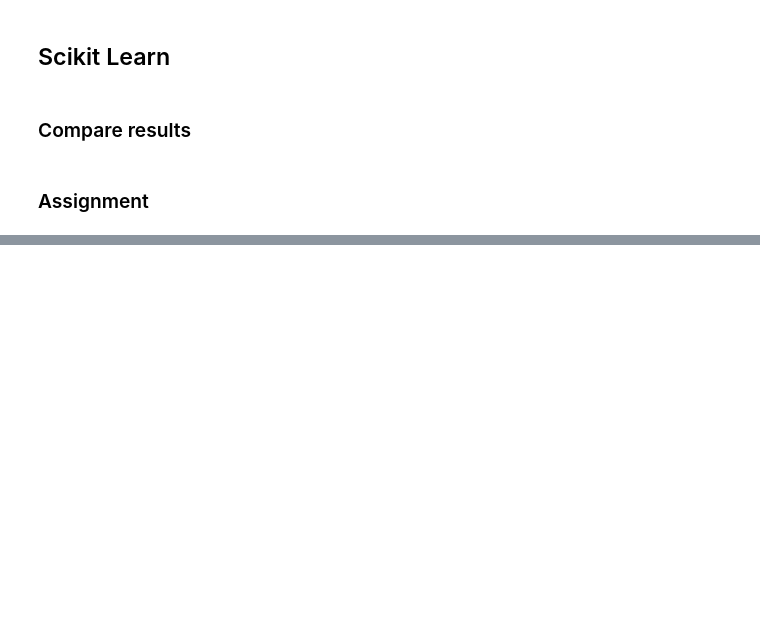
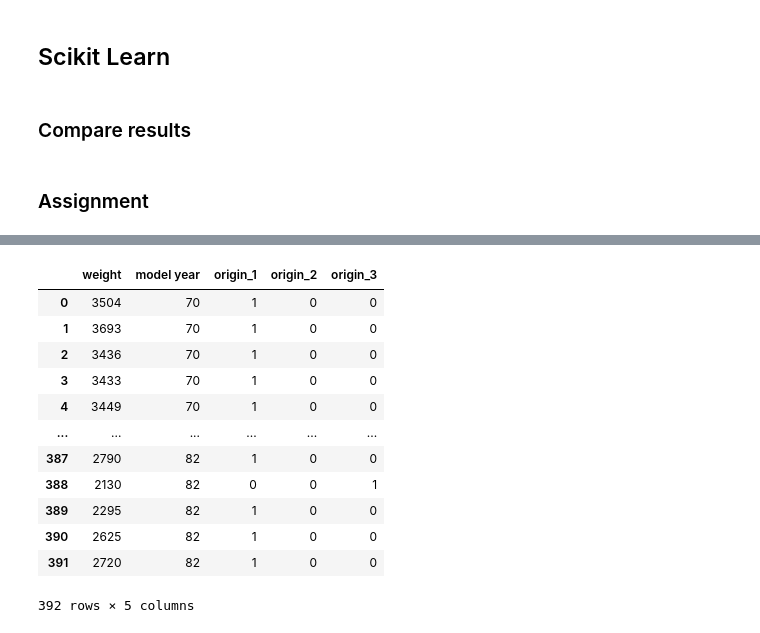
Before and after one commit to karusamuel/Categorical_Variables_intro, a Jupyter notebook: index.ipynb, the cells around one changed output, grey strips where cells are left out. Drawn from its saved outputs; the diff is of its cells as text; code cells hidden in the pictures; blank space fills up the shorter version.

```diff
--- a/index.ipynb
+++ b/index.ipynb
@@ -168,0 +314,23 @@ scikit-learn coefficient: {sk_model.coef_}
+# %%
+import category_encoders as encoders
+
+ohe =  encoders.OneHotEncoder(cols=["origin"],drop_invariant=True,)
+
+
+
+transformed_df = ohe.fit_transform(X)
+transformed_df
+# %% [output]
+|  | weight | model year | origin_1 | origin_2 | origin_3 |
+| 0 | 3504 | 70 | 1 | 0 | 0 |
+| 1 | 3693 | 70 | 1 | 0 | 0 |
+| 2 | 3436 | 70 | 1 | 0 | 0 |
+| 3 | 3433 | 70 | 1 | 0 | 0 |
+| 4 | 3449 | 70 | 1 | 0 | 0 |
+| ... | ... | ... | ... | ... | ... |
+| 387 | 2790 | 82 | 1 | 0 | 0 |
+| 388 | 2130 | 82 | 0 | 0 | 1 |
+| 389 | 2295 | 82 | 1 | 0 | 0 |
+| 390 | 2625 | 82 | 1 | 0 | 0 |
+| 391 | 2720 | 82 | 1 | 0 | 0 |
+392 rows × 5 columns
```
Also changed, not shown: parts of 14 cells of this notebook.
